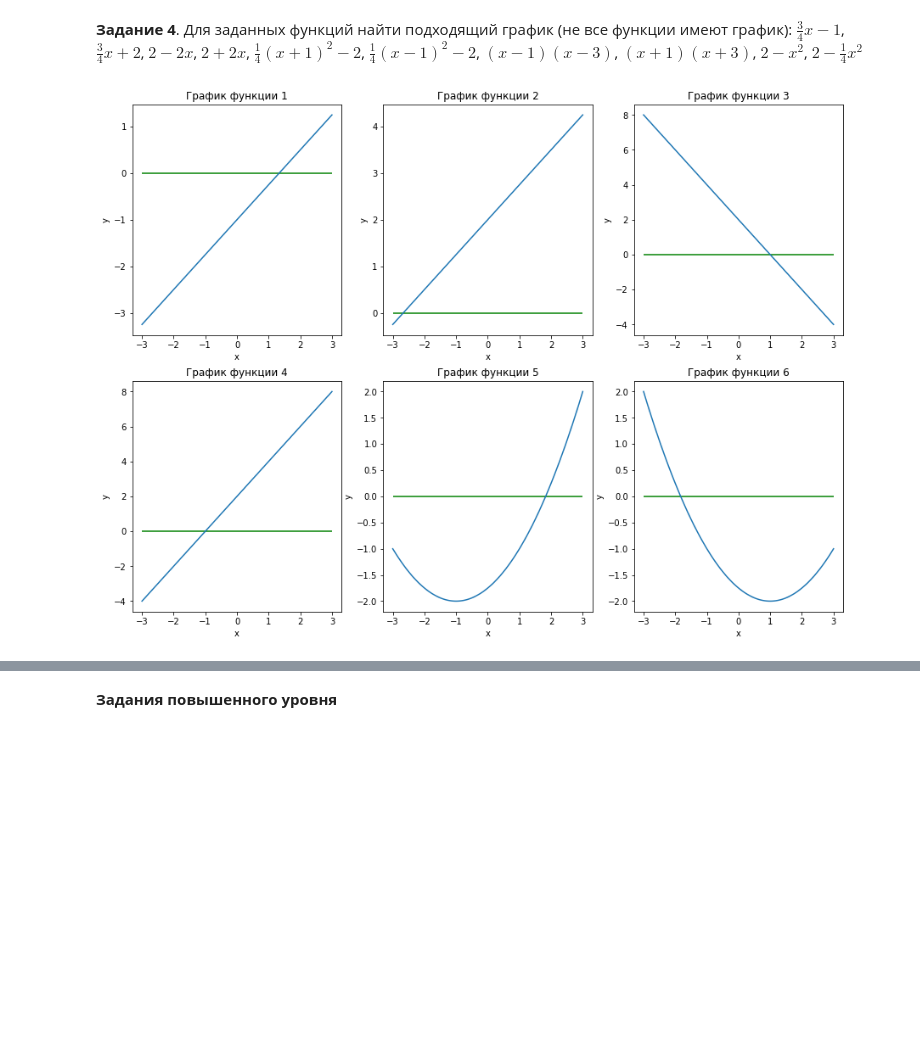
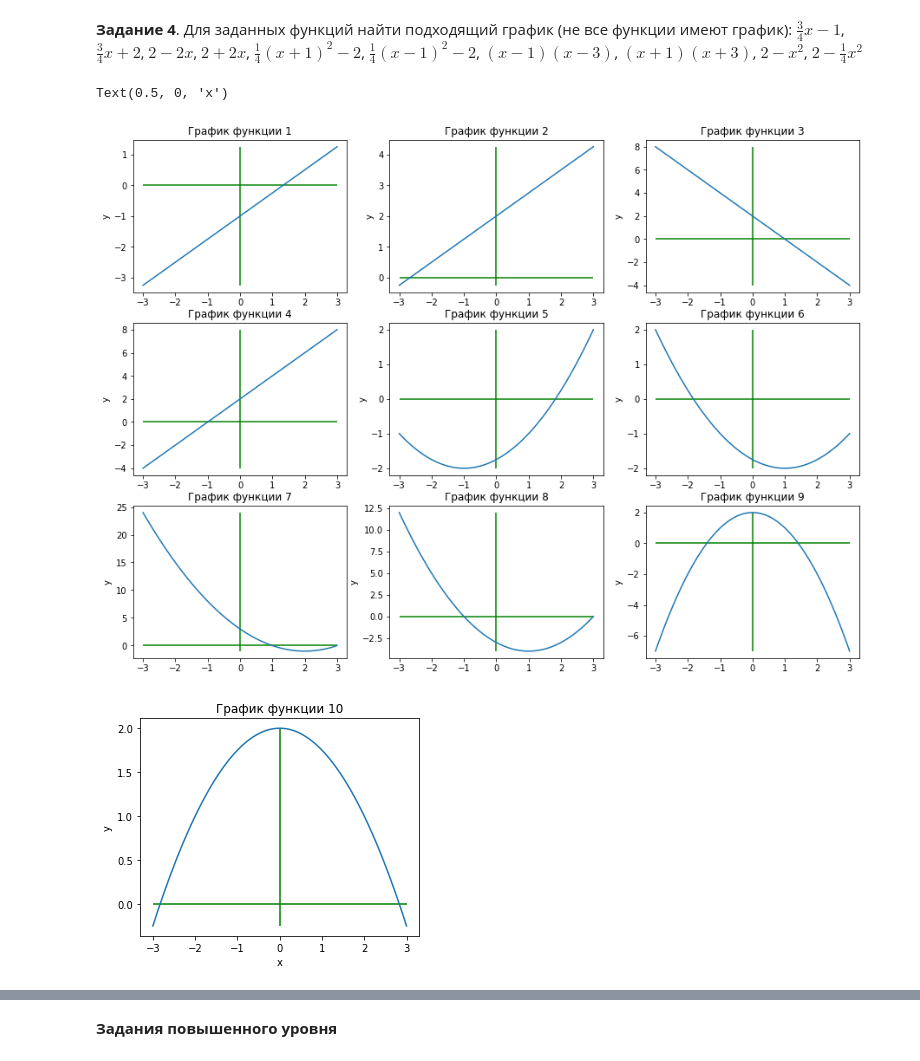
Before and after one commit to sladkoejka/homework, a Jupyter notebook: dz_1_math.ipynb, the cells around one changed output, grey strips where cells are left out. Cells and saved outputs as stored; diff of their text form; code cells hidden in the pictures; blank space fills up the shorter version.

```diff
--- a/dz_1_math.ipynb
+++ b/dz_1_math.ipynb
@@ -133,39 +118,47 @@ $\frac{3}{4}x-1$,  $\frac{3}{4}x+2$, $2-2x$, $2+2x$, $\frac{1}{4}(x+1)^{2}-2 $,
 # %%
 def func(x,num): # возвращается нужная функция
     num_func = {
         1:3/4*x-1,
         2:3/4*x+2,
         3:2-2*x,
         4:2+2*x,
         5:1/4*pow((x+1),2)-2,
         6:1/4*pow((x-1),2)-2,
         7:(x-1)*(x-3),
         8:(x+1)*(x-3),
         9:2-x**2,
         10:2-1/4*pow(x,2)
     }
     y=num_func[num]
     return y
 
 # создаем вектор x
 x = np.linspace(-3.0, 3.0, 100)
 # на основе вектора x строим значения для векторов
 
 def array_y(num): # возвращаем массив y в зависимости от нужного
     y = [func(x[i],num) for i in range(len(x))]
     return y
 
 plt.figure(figsize=(15, 11))
 
-for i in range(1,11): # ну а тут элегантно строим сразу все, хотя возможно это не имеет отношения к домашке...
-    try:
-        plt.subplot(230+i)
-        plt.plot(x, array_y(i))
-        plt.title(f'График функции {i}')
-        plt.hlines(0, -3,3, color='g')
-        plt.ylabel('y')
-        plt.xlabel('x')
-    except:
-        pass
+for i in range(1,10): # ну а тут элегантно строим сразу все, хотя возможно это не имеет отношения к домашке...
+    plt.subplot(330+i)
+    plt.plot(x, array_y(i))
+    plt.title(f'График функции {i}')
+    plt.hlines(0, -3,3, color='g')
+    plt.vlines(0, min(array_y(i)), max(array_y(i)), color='g')
+    plt.ylabel('y')
+
+
+plt.figure(figsize=(5, 4))
+plt.plot(x, array_y(10))
+plt.title(f'График функции {10}')
+plt.hlines(0, -3,3, color='g')
+plt.vlines(0, min(array_y(10)), max(array_y(10)), color='g')
+plt.ylabel('y')
+plt.xlabel('x')
 # %% [output]
+Text(0.5, 0, 'x')
-[figure, old version]
+[figure, new version]
+[figure, added]
```
Also changed, not shown: parts of 7 cells of this notebook.
